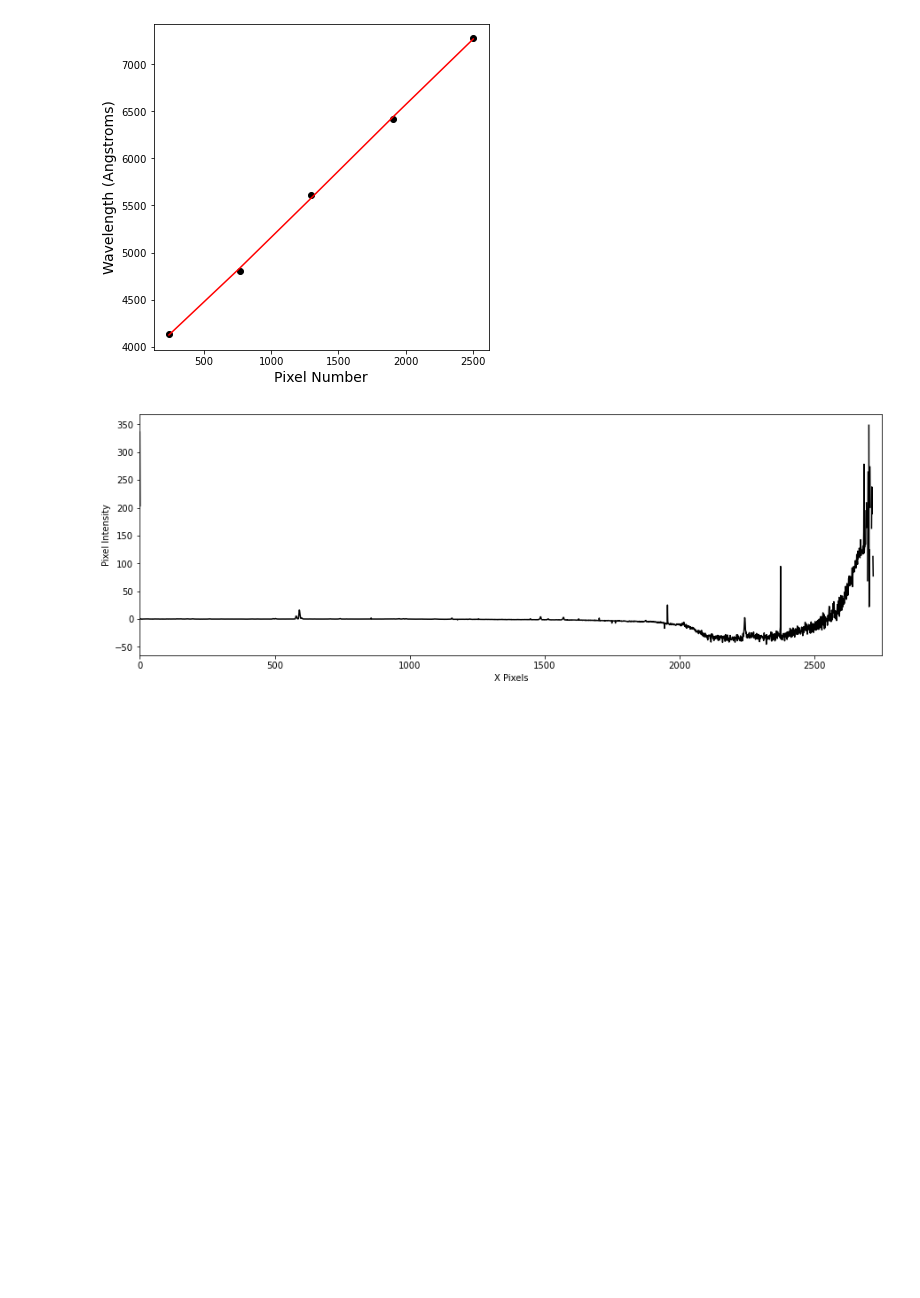
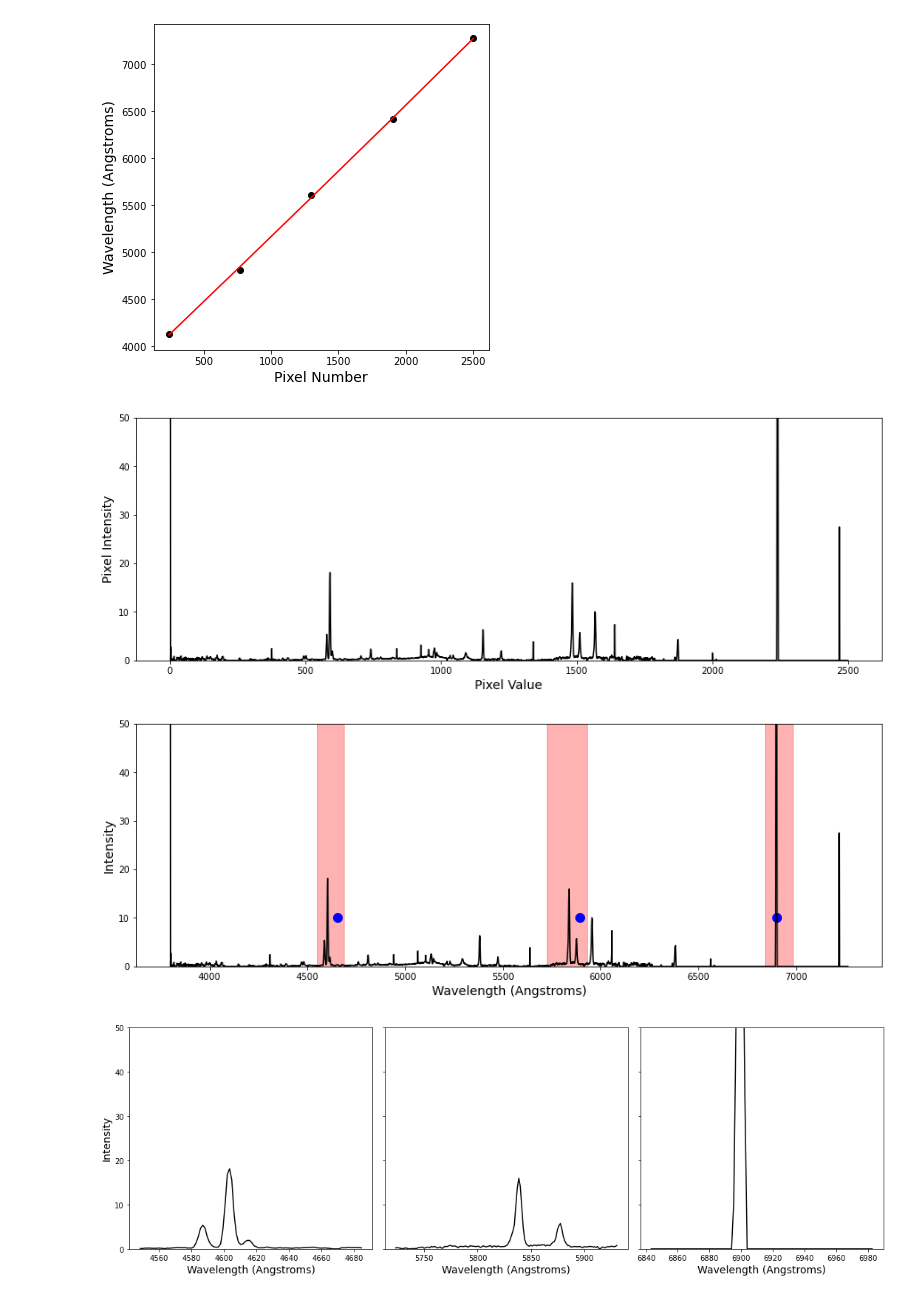
Before and after one commit to astronamanj/641_Observational_Techniques, a Jupyter notebook: omm_spectograph/calibration_and_analysis.ipynb, the cells around one changed output. Drawn from its saved outputs; the diff is of its cells as text; code cells hidden in the pictures; blank space fills up the shorter version.

```diff
--- a/omm_spectograph/calibration_and_analysis.ipynb
+++ b/omm_spectograph/calibration_and_analysis.ipynb
@@ -130,7 +130,7 @@ plt.show()
 # %%
 plt.figure(figsize=(6, 6))
 plt.scatter(peaks, lines, color='black')
-coefficients = np.polynomial.legendre.legfit(peaks, lines, deg=3)
+coefficients = np.polynomial.legendre.legfit(peaks, lines, deg=2)
 fit_line = np.polynomial.legendre.legval(peaks, coefficients)
 plt.plot(peaks, fit_line, color='red')
 plt.xlabel('Pixel Number', fontsize=14)
@@ -144,10 +141,66 @@ data_spectrum = fn.spectrum(data, 400, 20)
-# %%
-fig, ax = plt.subplots(figsize=(15, 5))
-ax.plot(data_spectrum, color='black')
-ax.set_xlabel('X Pixels')
-ax.set_ylabel('Pixel Intensity')
-#ax.set_yscale('log')
-ax.set_xlim(0, 2750)
-plt.show()
-# %% [output]
-[figure, removed]
+# %%
+data = np.load('data/data.npy')
+data_spectrum = fn.spectrum(data, 150, 20)
+data_spectrum[data_spectrum < 0] = 0
+# data_spectrum = np.flip(data_spectrum)
+data_spectrum = data_spectrum[:2500]
+
+pixels = np.arange(0, 2500)
+wavelengths = np.polynomial.legendre.legval(pixels, coefficients)
+
+fig, ax = plt.subplots(figsize=(15, 5))
+ax.plot(data_spectrum, color='black')
+ax.set_xlabel('Pixel Value', fontsize=14)
+ax.set_ylabel('Pixel Intensity', fontsize=14)
+#ax.set_xscale('log')
+ax.set_ylim(0, 50)
+plt.show()
+
+fig, ax = plt.subplots(figsize=(15, 5))
+ax.plot(wavelengths, data_spectrum, color='black')
+ax.set_xlabel('Wavelength (Angstroms)', fontsize=14)
+ax.set_ylabel('Intensity', fontsize=14)
+#ax.set_xscale('log')
+ax.set_ylim(0, 50)
+
+ranges = [(550, 650), (1400, 1550), (2200, 2300)]
+
+for i, (start, end) in enumerate(ranges):
+    ax.axvspan(
+        np.polynomial.legendre.legval(start, coefficients),
+        np.polynomial.legendre.legval(end, coefficients),
+        color='red',
+        alpha=0.3
+    )
+
+peak_wavelengths = []
+for start, end in ranges:
+    max_value, peak = fn.find_maximum_peak_in_range(np.flip(data_spectrum), start, end)
+    peak_wavelengths.append(np.polynomial.legendre.legval(peak, coefficients))
+    ax.scatter(np.polynomial.legendre.legval(peak, coefficients), 10, color='blue', s=100)
+
+plt.show()
+
+fig, axs = plt.subplots(1, 3, figsize=(15, 5), sharey=True)
+fig.subplots_adjust(hspace=0., wspace=0.)
+
+for ax, (start, end) in zip(axs, ranges):
+    ax.plot(
+        np.polynomial.legendre.legval(
+            np.arange(start, end),
+            coefficients
+        ),
+        data_spectrum[start:end],
+        color='black'
+    )
+    ax.set_xlabel('Wavelength (Angstroms)', fontsize=14)
+    if ax == axs[0]:
+        ax.set_ylabel('Intensity', fontsize=14)
+    ax.set_ylim(0, 50)
+
+plt.tight_layout()
+plt.show()
+# %% [output]
+[figure, added]
+[figure, added]
+[figure, added]
```
Also changed, not shown: parts of 1 cell of this notebook, 3 other files.
